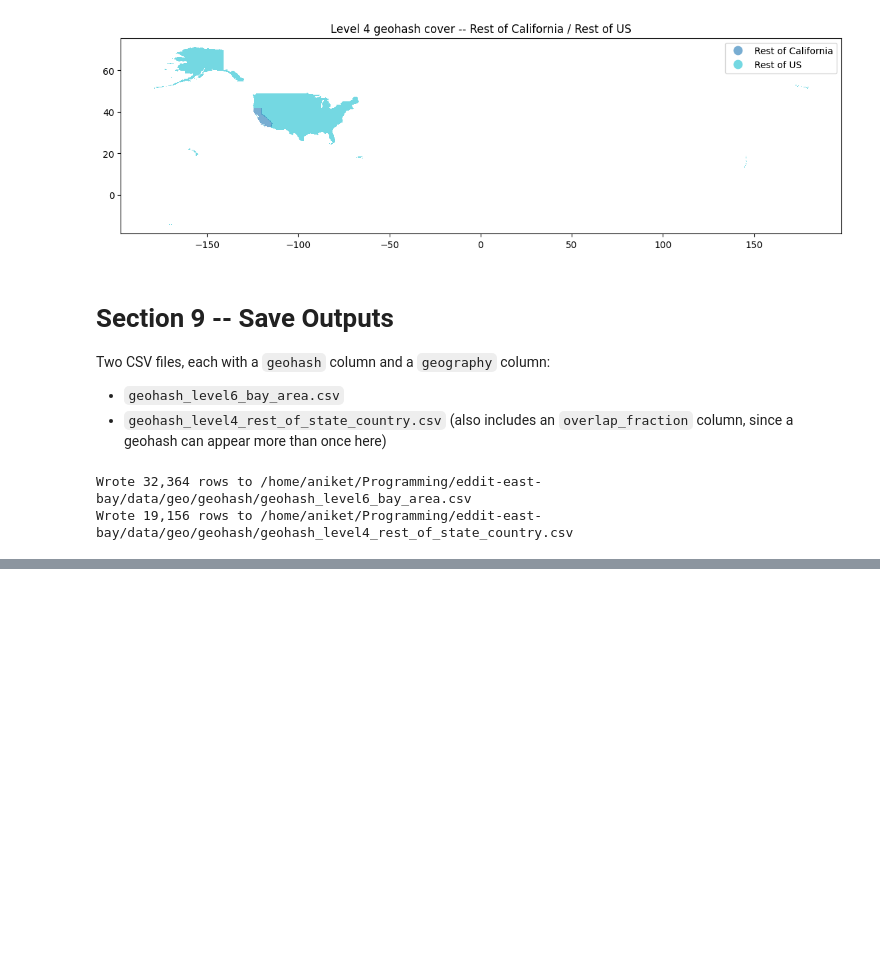
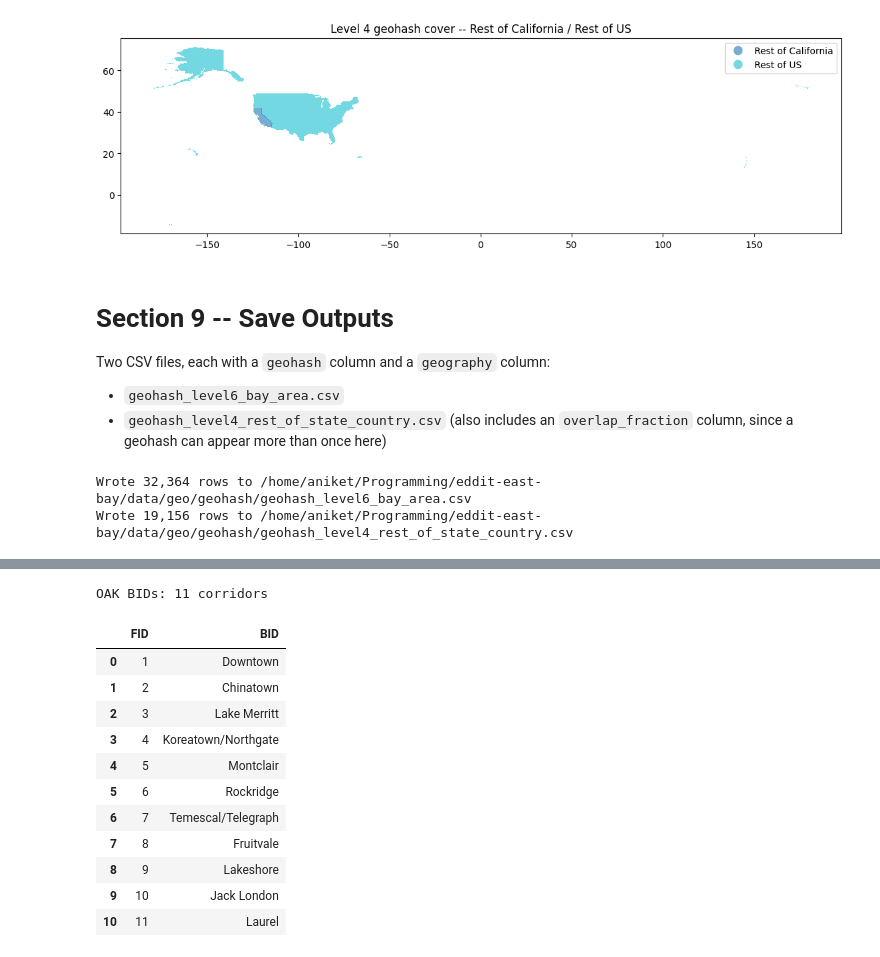
Before and after one commit to schoolofcities/eddit-east-bay, a Jupyter notebook: analysis/prelim/create_geohash_cover.ipynb, the cells around one changed output, grey strips where cells are left out. Cells and saved outputs as stored; diff of their text form; code cells hidden in the pictures; blank space fills up the shorter version.

Commit message:
Create geohash cover for corridors

```diff
--- a/analysis/prelim/create_geohash_cover.ipynb
+++ b/analysis/prelim/create_geohash_cover.ipynb
@@ -53,15 +53,21 @@ ROOT = Path("/home/aniket/Programming/eddit-east-bay")
 CA_COUNTIES_PATH = ROOT / "data/geo/ca_counties2.gpkg"
 OAKLAND_PATH = ROOT / "data/geo/oakland_boundary.gpkg"
 US_NATION_PATH = ROOT / "data/geo/cb_2018_us_nation_5m"
+OAK_BIDS_PATH = ROOT / "data/corridors/OAK_BIDs"
 
 # ---------------------------------------------------------------------------
-# Output location
+# Output locations
 # ---------------------------------------------------------------------------
 OUTPUT_DIR = ROOT / "data/geo/geohash"
 OUTPUT_DIR.mkdir(parents=True, exist_ok=True)
 
 LEVEL6_OUTPUT_PATH = OUTPUT_DIR / "geohash_level6_bay_area.csv"
 LEVEL4_OUTPUT_PATH = OUTPUT_DIR / "geohash_level4_rest_of_state_country.csv"
+
+CORRIDORS_OUTPUT_DIR = ROOT / "data/corridors/geohash"
+CORRIDORS_OUTPUT_DIR.mkdir(parents=True, exist_ok=True)
+
+LEVEL9_CORRIDORS_OUTPUT_PATH = CORRIDORS_OUTPUT_DIR / "geohash_level9_oak_bids.csv"
 
 # ---------------------------------------------------------------------------
 # CRS -- geohashes are defined in WGS84 lat/lon, so every input is reprojected
@@ -97,6 +103,7 @@ BAY_AREA_COUNTIES = [
 # ---------------------------------------------------------------------------
 GEOHASH_PRECISION_FINE = 6      # Oakland / rest of East Bay / SF / rest of Bay Area
 GEOHASH_PRECISION_COARSE = 4    # rest of California / rest of US
+GEOHASH_PRECISION_CORRIDOR = 9  # Oakland business corridors (BIDs)
 
 # How many extra rings of geohash cells to grid around a polygon's bounding
 # box, to make sure cells that straddle the boundary are never missed.
@@ -107,6 +114,10 @@ GRID_BUFFER_CELLS = 1
 # while still keeping cells that only partially overlap (e.g. coastline, or
 # the edge of the Bay Area).
 MIN_LEVEL4_OVERLAP_FRACTION = 0.01
+
+# A level-9 corridor cell is only kept if at least this fraction of its area
+# overlaps the corridor polygon.
+MIN_CORRIDOR_COVERAGE_FRACTION = 0.8
 
 # ---------------------------------------------------------------------------
 # Simplification tolerances (degrees). The source county/nation boundaries
@@ -502,0 +523,18 @@ Wrote 19,156 rows to /home/aniket/Programming/eddit-east-bay/data/geo/geohash/ge
+# %%
+corridors_gdf = gpd.read_file(OAK_BIDS_PATH).to_crs(WGS84)
+print(f"OAK BIDs: {len(corridors_gdf)} corridors")
+corridors_gdf[["FID", "BID"]]
+# %% [output]
+OAK BIDs: 11 corridors
+|  | FID | BID |
+| 0 | 1 | Downtown |
+| 1 | 2 | Chinatown |
+| 2 | 3 | Lake Merritt |
+| 3 | 4 | Koreatown/Northgate |
+| 4 | 5 | Montclair |
+| 5 | 6 | Rockridge |
+| 6 | 7 | Temescal/Telegraph |
+| 7 | 8 | Fruitvale |
+| 8 | 9 | Lakeshore |
+| 9 | 10 | Jack London |
+| 10 | 11 | Laurel |
```
Also changed, not shown: parts of 6 cells of this notebook, 2 other files.
